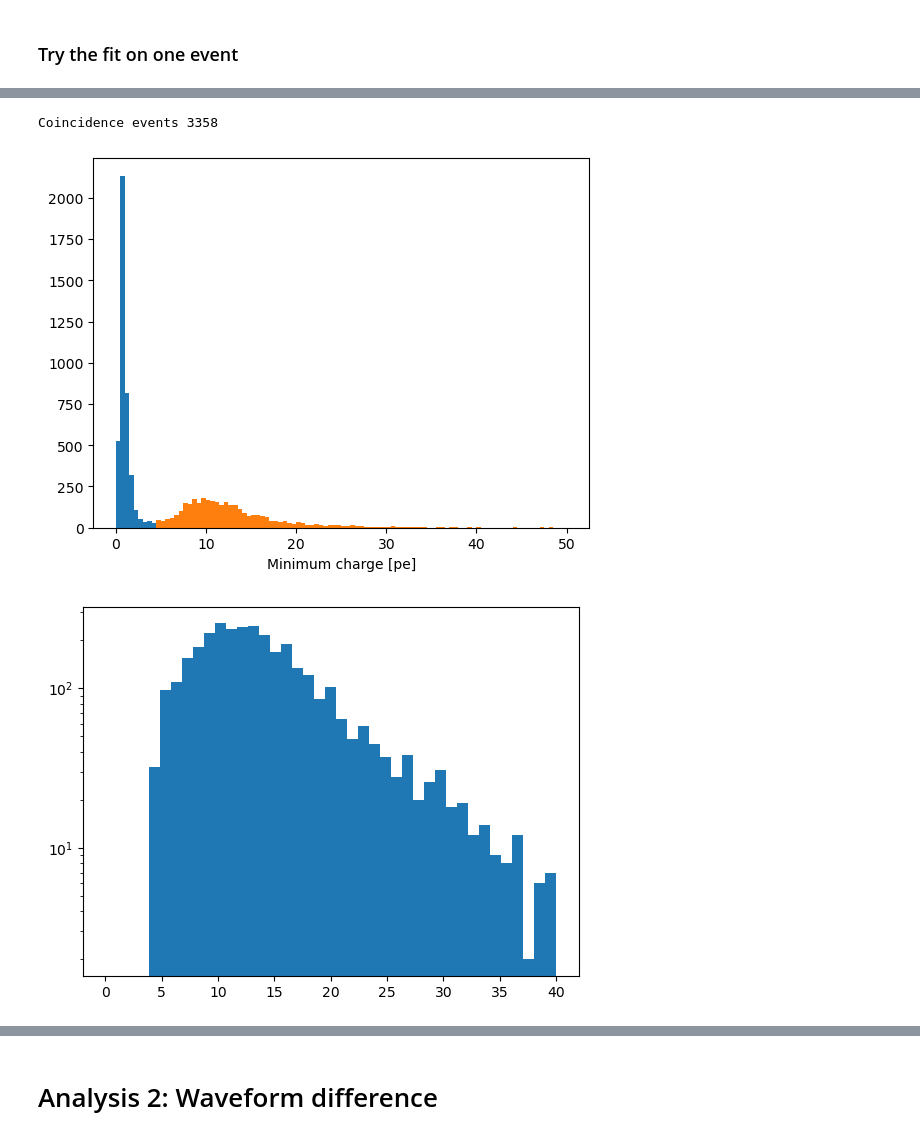
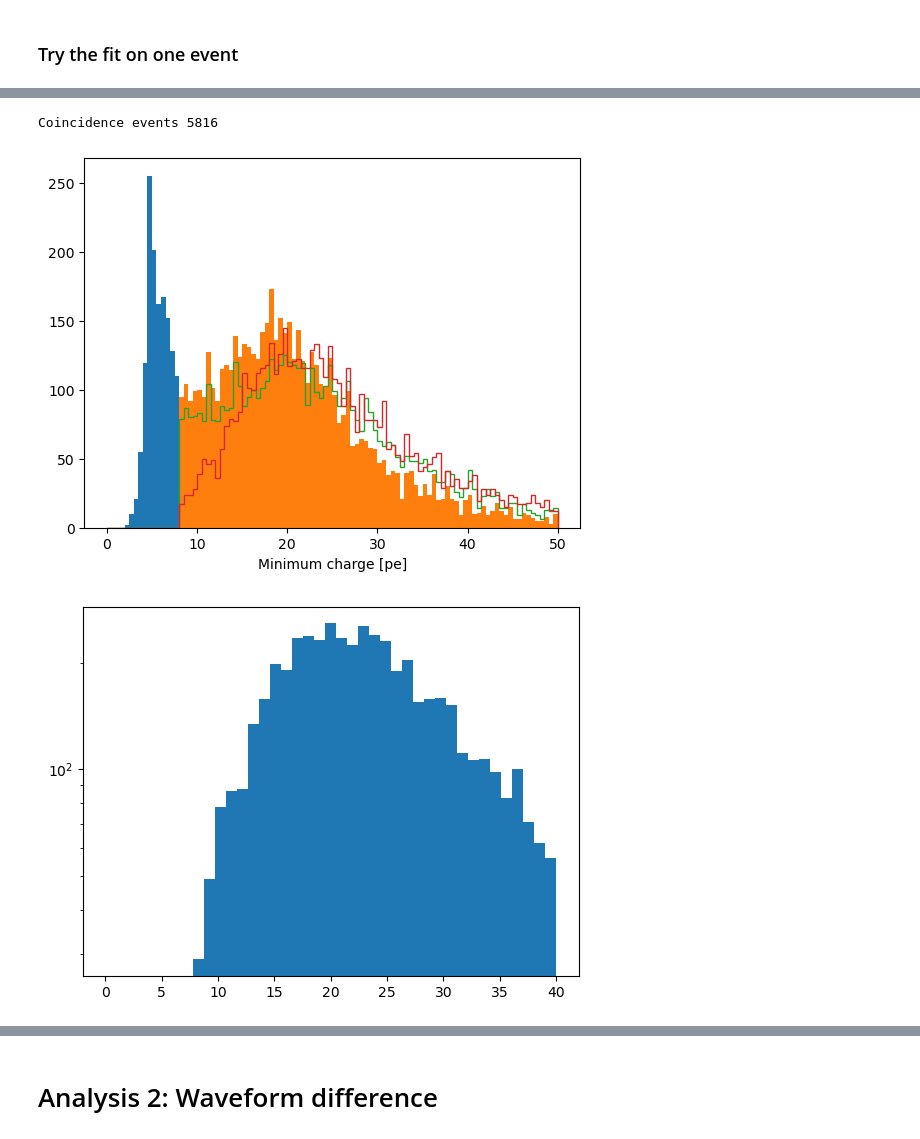
Before and after one commit to EdmondRen/Mu-Hardware, a Jupyter notebook: Keysight/Scintillator_bar_analysis.ipynb, the cells around one changed output, grey strips where cells are left out. Saved outputs shown, nothing was run; the diff lists cells and outputs as text; code cells hidden in the pictures.

```diff
--- a/Keysight/Scintillator_bar_analysis.ipynb
+++ b/Keysight/Scintillator_bar_analysis.ipynb
@@ -21,4 +21,3 @@ reload(vs)
 # %%
-data_save=joblib.load("muon_coinc_ch1_ch2.joblib")
+data_save=joblib.load("calibration_ch1_ch2.joblib")
 time_series = data_save["metadata"]["time_series"]*1e9
-amp2eh = 0.0025 # 2.5 mV/eh
@@ -24,0 +92,15 @@ amp2eh = 0.0025 # 2.5 mV/eh
+# %%
+h=hist(process_result[f"amplitude_fit_1"][process_result[f"fit_chi2_1"]<0.03], bins=np.linspace(0,0.008,100));
+
+popt, pcov, info, f = hp.fit_hist("gauss", h, label="mean ={popt[1]*100:.2f} mV", color="C1", linestyle="--", fit_range=(0.001,0.002));
+
+
+legend()
+xlabel("Amplitude [V]")
+ylabel("Counts")
+yscale("log")
+ylim(0.5,)
+legend()
+
+amp2eh = popt[1] # 2.5 mV/eh
+print("Amplitude of the first eh:",popt[1])
@@ -25,3 +112,8 @@ amp2eh = 0.0025 # 2.5 mV/eh
+# %%
+data_save=joblib.load("muon_coinc_ch1_ch2_coinc.joblib")
+time_series = data_save["metadata"]["time_series"]*1e9
+amp2eh = 0.0016760020731648394 # 2.5 mV/eh
+trigger_threshold_edge = amp2eh*4.5
 # %% [markdown]
 ### Try the fit on one event
 # %%
@@ -155,0 +242,10 @@ dt_fit = process_result["trigger_time_fit_1"]-process_result["trigger_time_fit_2
+# %%
+# joblib.dump(process_result, "muon_coinc_ch1_ch2_coin_processed.joblib")
+process_result = joblib.load("muon_coinc_ch1_ch2_coin_processed.joblib")
+
+process_result["charge_min"] = np.min([process_result["amplitude_fit_1"],process_result["amplitude_fit_2"]],axis=0)/amp2eh
+charge_1 = process_result["amplitude_fit_1"]/amp2eh
+charge_2 = process_result["amplitude_fit_2"]/amp2eh
+dt_edge = process_result["trigger_time_edge_1"]-process_result["trigger_time_edge_2"]
+dt_cfd = process_result["trigger_time_cfd_1"]-process_result["trigger_time_cfd_2"]
+dt_fit = process_result["trigger_time_fit_1"]-process_result["trigger_time_fit_2"]
@@ -156,19 +261,19 @@ dt_fit = process_result["trigger_time_fit_1"]-process_result["trigger_time_fit_2
 # %%
 mask_basic = process_result["charge_min"]>0
-mask_amp = process_result["charge_min"]>4.5
+mask_amp = process_result["charge_min"]>8
 hist(process_result["charge_min"][mask_basic], bins=100,range=(0,50));
 hist(process_result["charge_min"][mask_basic&mask_amp], bins=100,range=(0,50));
-# hist(charge_1[mask_basic&mask_amp], bins=100,range=(0,50));
-# hist(charge_2[mask_basic&mask_amp], bins=100,range=(0,50));
+hist(charge_1[mask_basic&mask_amp], bins=100,range=(0,50), histtype="step");
+hist(charge_2[mask_basic&mask_amp], bins=100,range=(0,50), histtype="step");
 xlabel("Minimum charge [pe]")
-print("Coincidence events",sum(mask_basic&mask_amp))
+print("Coincident events",sum(mask_basic&mask_amp))
 show()
 
 hist(process_result[f"amplitude_fit_2"][mask_basic&mask_amp]/amp2eh, range=(0,40),bins=41);
 yscale("log")
 show()
 # %% [output]
-Coincidence events 3358
+Coincidence events 5816
-[figure, old version]
+[figure, new version]
-[figure, old version]
+[figure, new version]
 # %%
```
Also changed, not shown: parts of 24 cells of this notebook, 5 other files.
